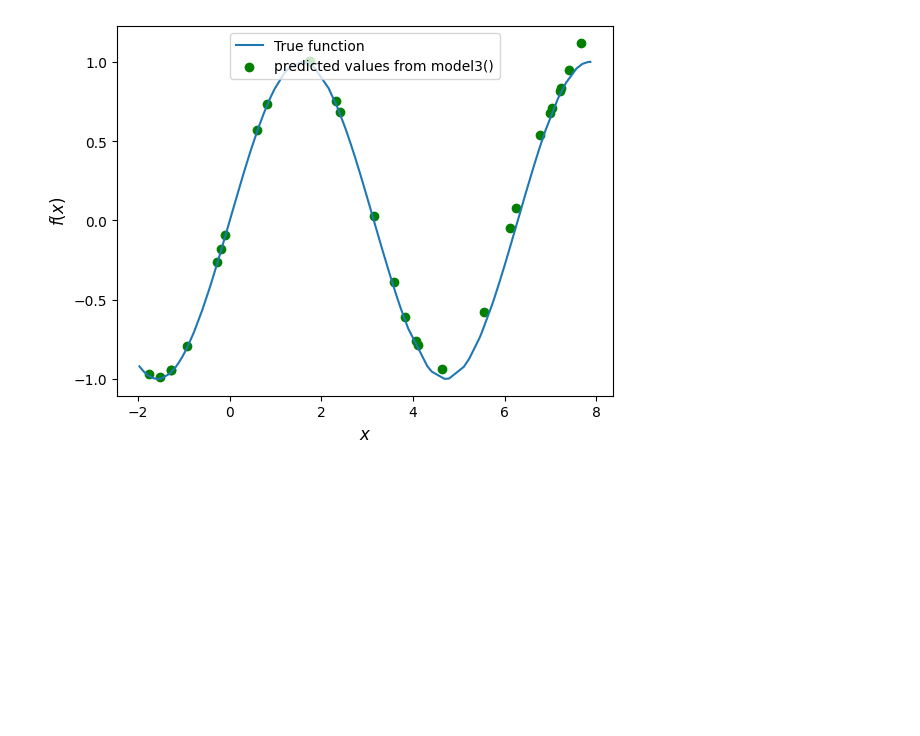
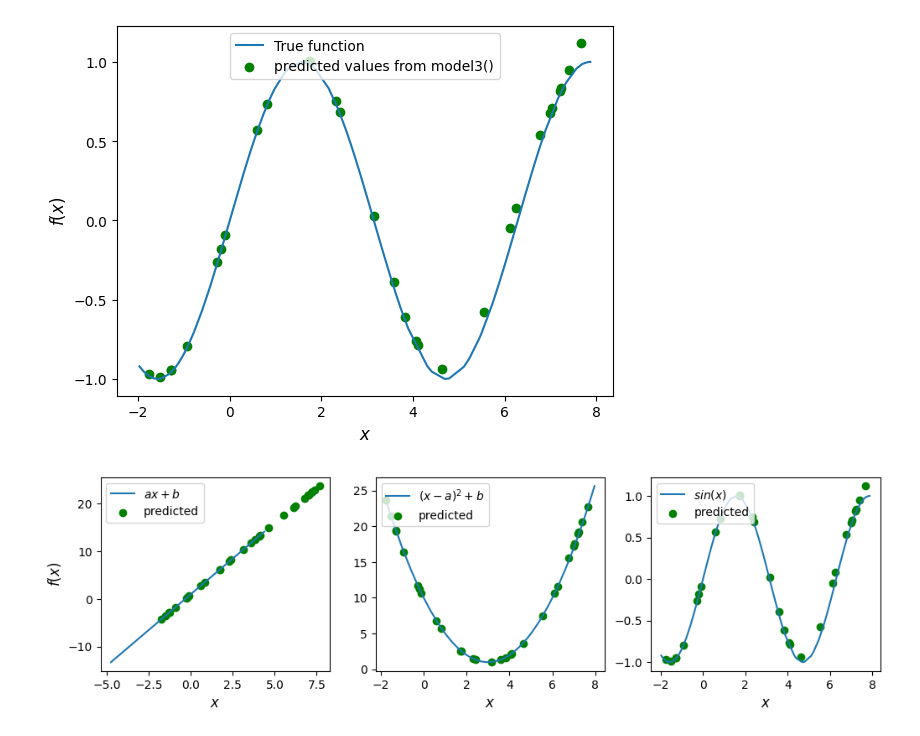
Before and after one commit to Danuzco/DL_onevarfunc, a Jupyter notebook: nn_to_model_functions.ipynb, the cells around one changed output. Cells and saved outputs as stored; diff of their text form; code cells hidden in the pictures; blank space fills up the shorter version.

```diff
--- a/nn_to_model_functions.ipynb
+++ b/nn_to_model_functions.ipynb
@@ -330,3 +330,25 @@ plt.legend(loc = "upper center")
 # %% [output]
 <matplotlib.legend.Legend at 0x...>
 [figure]
+# %%
+fig, ax = plt.subplots(ncols=3, figsize=(12,3))
+
+ax[0].plot(x_line,y_line, label=r"$ax+b$")
+ax[0].scatter(x_new, model(x_new).detach().numpy(),c='g',label='predicted')
+ax[0].set_xlabel(r"$x$", fontsize=12)
+ax[0].set_ylabel(r"$f(x)$", fontsize=12)
+ax[0].legend(loc = "upper left")
+
+ax[1].plot(x_quadratic,y_quadratic, label=r"$(x-a)^2+b$")
+ax[1].scatter(x_new, model2(x_new).detach().numpy(),c='g',label='predicted')
+ax[1].set_xlabel(r"$x$", fontsize=12)
+ax[1].legend(loc = "upper left")
+
+ax[2].plot(x_sin,y_sin, label=r"$sin(x)$")
+ax[2].scatter(x_new, model3(x_new).detach().numpy(),c='g',label='predicted')
+ax[2].set_xlabel(r"$x$", fontsize=12)
+ax[2].legend(loc = "upper left")
+
+plt.show()
+# %% [output]
+[figure, added]
```
